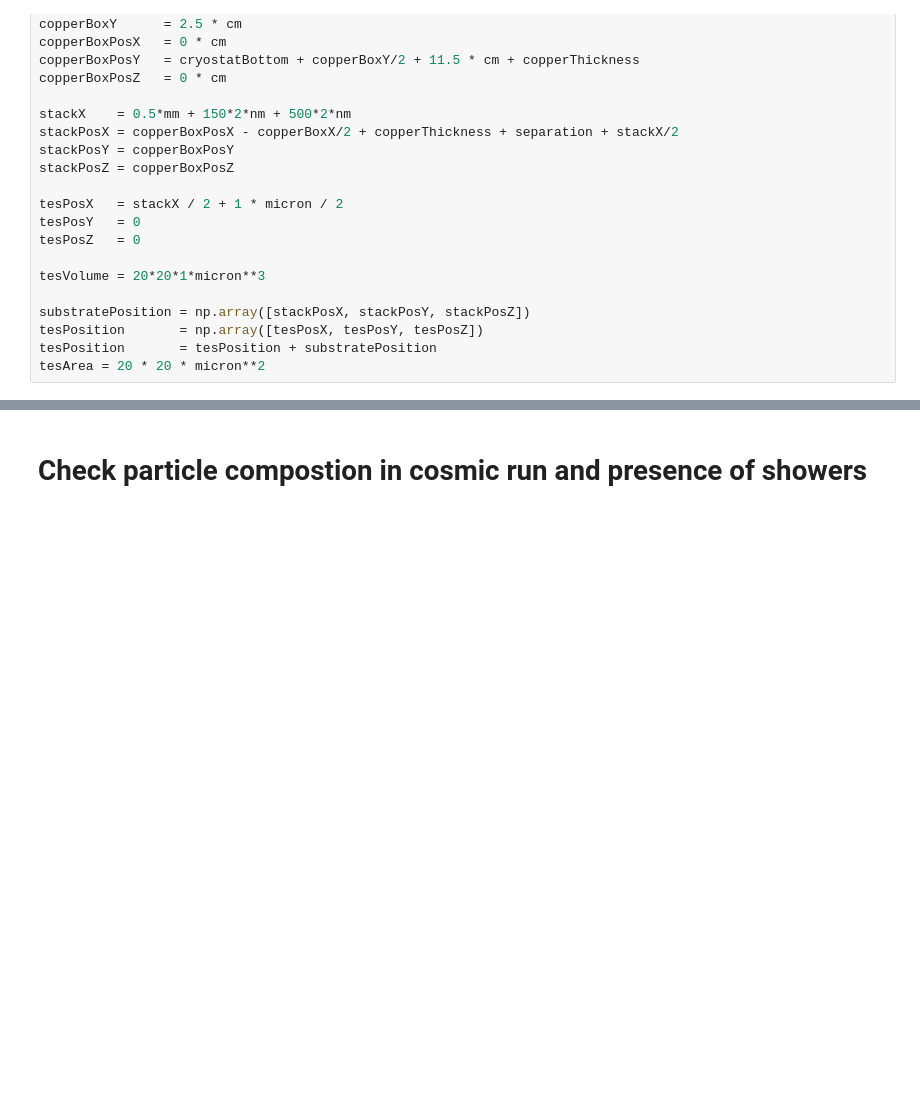
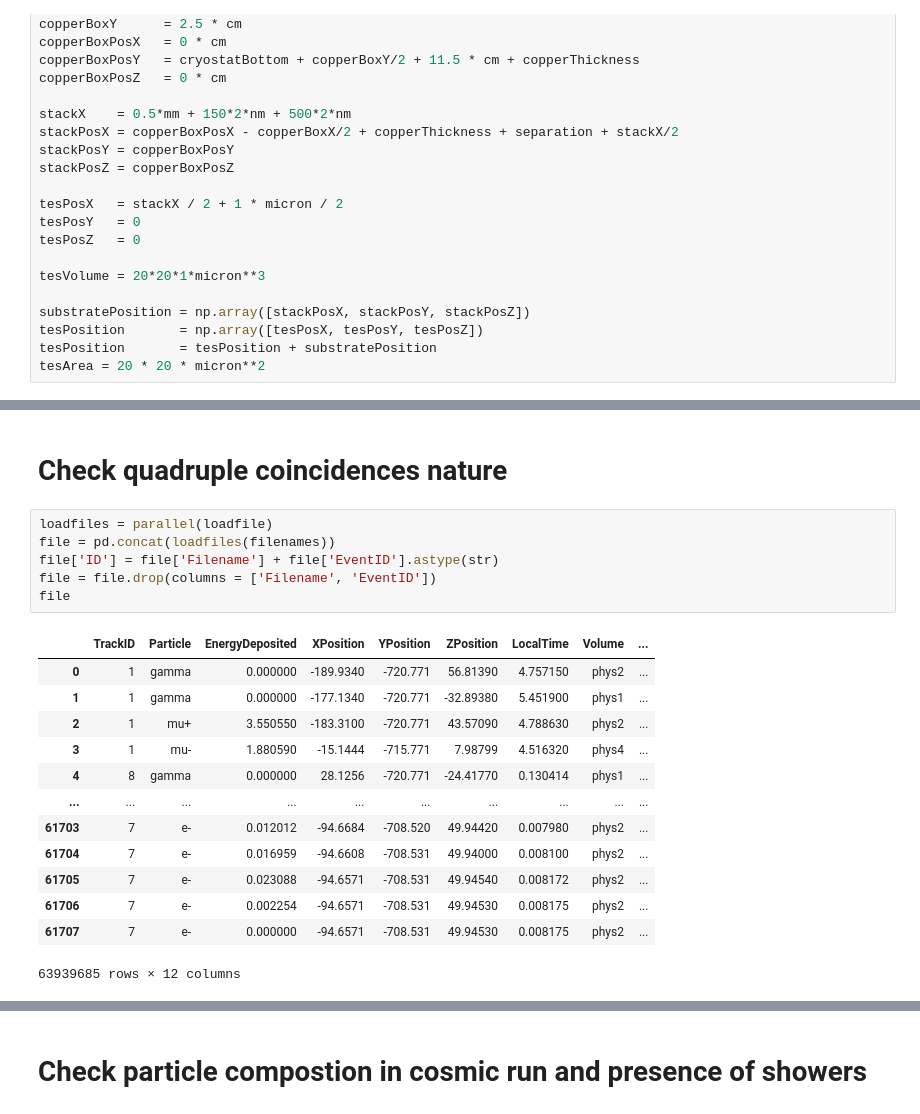
Before and after one commit to nyuad-astroparticle/tes-geant, a Jupyter notebook: analysis/coincidence.ipynb, the cells around one changed output, grey strips where cells are left out. Saved outputs shown, nothing was run; the diff lists cells and outputs as text; blank space fills up the shorter version.

```diff
--- a/analysis/coincidence.ipynb
+++ b/analysis/coincidence.ipynb
@@ -116,0 +117,22 @@ TES Hits = 1386; Triple Coincidences = 4707; Quadruple Coincidences = 14
+# %% [markdown]
+# Check quadruple coincidences nature
+# %%
+loadfiles = parallel(loadfile)
+file = pd.concat(loadfiles(filenames))
+file['ID'] = file['Filename'] + file['EventID'].astype(str)
+file = file.drop(columns = ['Filename', 'EventID'])
+file
+# %% [output]
+|  | TrackID | Particle | EnergyDeposited | XPosition | YPosition | ZPosition | LocalTime | Volume | ... |
+| 0 | 1 | gamma | 0.000000 | -189.9340 | -720.771 | 56.81390 | 4.757150 | phys2 | ... |
+| 1 | 1 | gamma | 0.000000 | -177.1340 | -720.771 | -32.89380 | 5.451900 | phys1 | ... |
+| 2 | 1 | mu+ | 3.550550 | -183.3100 | -720.771 | 43.57090 | 4.788630 | phys2 | ... |
+| 3 | 1 | mu- | 1.880590 | -15.1444 | -715.771 | 7.98799 | 4.516320 | phys4 | ... |
+| 4 | 8 | gamma | 0.000000 | 28.1256 | -720.771 | -24.41770 | 0.130414 | phys1 | ... |
+| ... | ... | ... | ... | ... | ... | ... | ... | ... | ... |
+| 61703 | 7 | e- | 0.012012 | -94.6684 | -708.520 | 49.94420 | 0.007980 | phys2 | ... |
+| 61704 | 7 | e- | 0.016959 | -94.6608 | -708.531 | 49.94000 | 0.008100 | phys2 | ... |
+| 61705 | 7 | e- | 0.023088 | -94.6571 | -708.531 | 49.94540 | 0.008172 | phys2 | ... |
+| 61706 | 7 | e- | 0.002254 | -94.6571 | -708.531 | 49.94530 | 0.008175 | phys2 | ... |
+| 61707 | 7 | e- | 0.000000 | -94.6571 | -708.531 | 49.94530 | 0.008175 | phys2 | ... |
+63939685 rows × 12 columns
```
Also changed, not shown: parts of 10 cells of this notebook.
